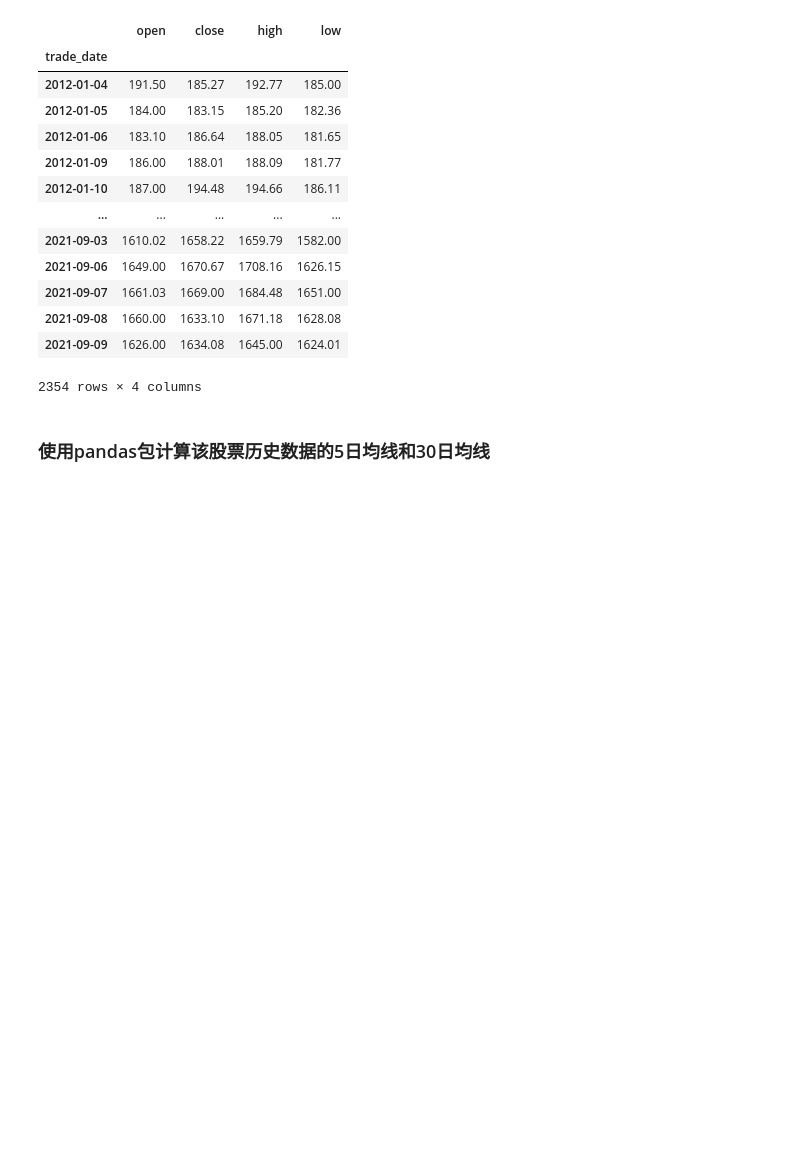
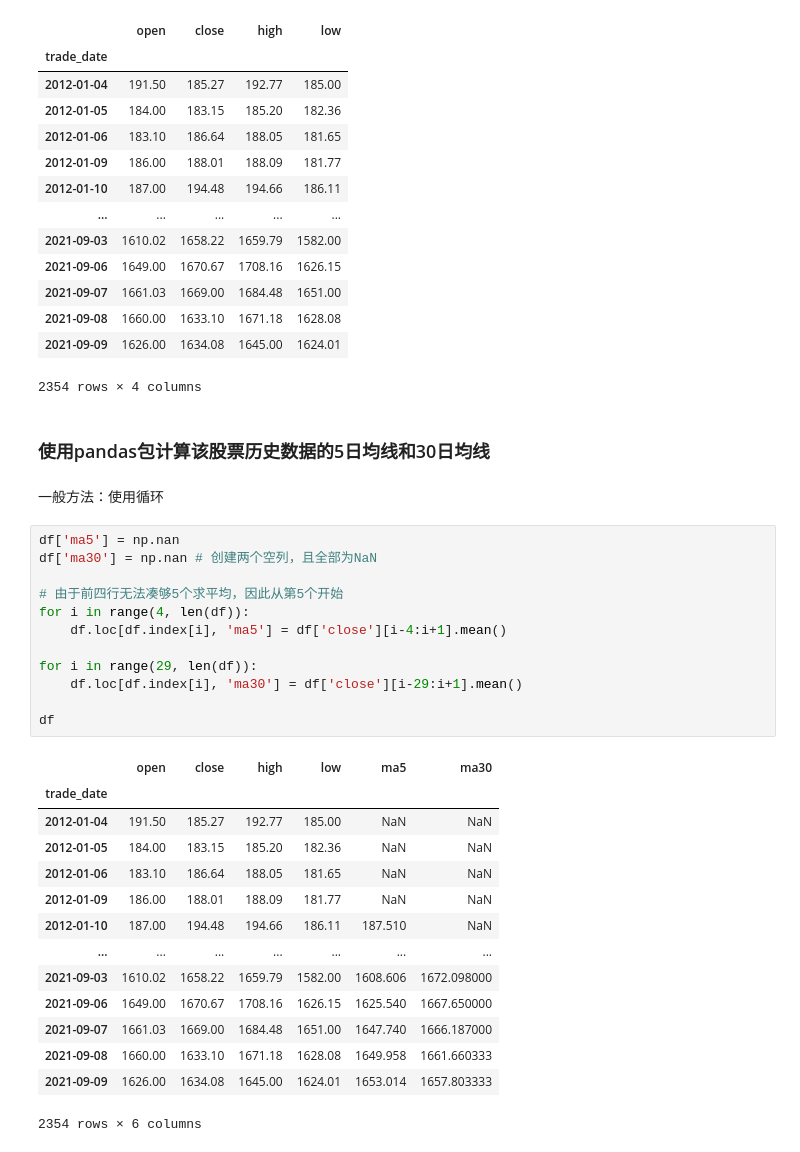
Before and after one commit to MorganREN/basic_quantitative_finance, a Jupyter notebook: 量化策略与分析/2_双均线分析-查找历史金叉死叉日期.ipynb, the cells around one changed output. Drawn from its saved outputs; the diff is of its cells as text; blank space fills up the shorter version.

```diff
--- a/量化策略与分析/2_双均线分析-查找历史金叉死叉日期.ipynb
+++ b/量化策略与分析/2_双均线分析-查找历史金叉死叉日期.ipynb
@@ -57,3 +57,32 @@ df
 2354 rows × 4 columns
 # %% [markdown]
 ### 使用pandas包计算该股票历史数据的5日均线和30日均线
+# %% [markdown]
+一般方法：使用循环
+# %%
+df['ma5'] = np.nan
+df['ma30'] = np.nan # 创建两个空列，且全部为NaN
+
+# 由于前四行无法凑够5个求平均，因此从第5个开始
+for i in range(4, len(df)):
+    df.loc[df.index[i], 'ma5'] = df['close'][i-4:i+1].mean()
+
+for i in range(29, len(df)):
+    df.loc[df.index[i], 'ma30'] = df['close'][i-29:i+1].mean()
+
+df
+# %% [output]
+|  | open | close | high | low | ma5 | ma30 |
+| trade_date |  |  |  |  |  |  |
+| 2012-01-04 | 191.50 | 185.27 | 192.77 | 185.00 | NaN | NaN |
+| 2012-01-05 | 184.00 | 183.15 | 185.20 | 182.36 | NaN | NaN |
+| 2012-01-06 | 183.10 | 186.64 | 188.05 | 181.65 | NaN | NaN |
+| 2012-01-09 | 186.00 | 188.01 | 188.09 | 181.77 | NaN | NaN |
+| 2012-01-10 | 187.00 | 194.48 | 194.66 | 186.11 | 187.510 | NaN |
+| ... | ... | ... | ... | ... | ... | ... |
+| 2021-09-03 | 1610.02 | 1658.22 | 1659.79 | 1582.00 | 1608.606 | 1672.098000 |
+| 2021-09-06 | 1649.00 | 1670.67 | 1708.16 | 1626.15 | 1625.540 | 1667.650000 |
+| 2021-09-07 | 1661.03 | 1669.00 | 1684.48 | 1651.00 | 1647.740 | 1666.187000 |
+| 2021-09-08 | 1660.00 | 1633.10 | 1671.18 | 1628.08 | 1649.958 | 1661.660333 |
+| 2021-09-09 | 1626.00 | 1634.08 | 1645.00 | 1624.01 | 1653.014 | 1657.803333 |
+2354 rows × 6 columns
```
Also changed, not shown: parts of 5 cells of this notebook.
